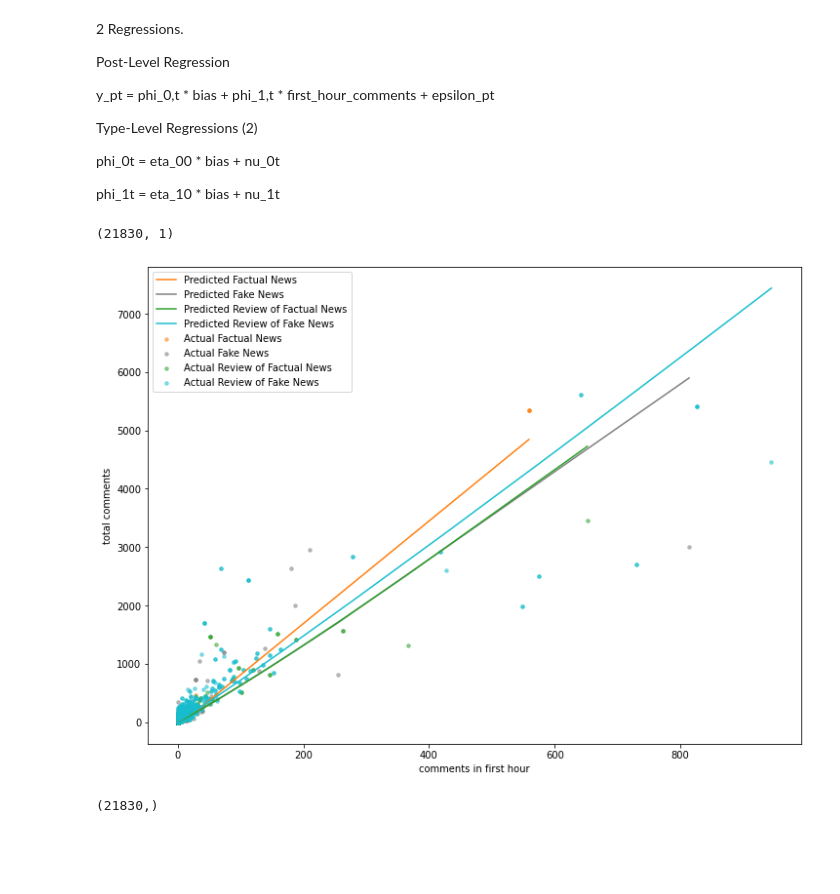
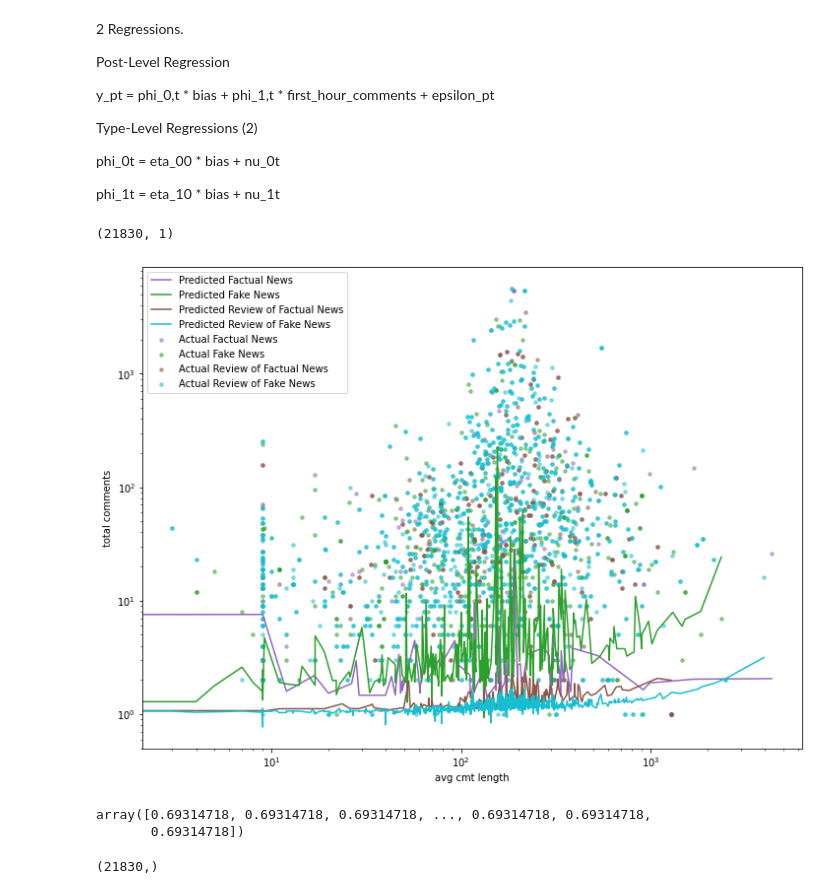
Before and after one commit to ageil/Probabilistic-Programming, a Jupyter notebook: model/TypeLevelModel.ipynb, the cells around one changed output. Saved outputs shown, nothing was run; the diff lists cells and outputs as text; code cells hidden in the pictures; blank space fills up the shorter version.

```diff
--- a/model/TypeLevelModel.ipynb
+++ b/model/TypeLevelModel.ipynb
@@ -144,3 +150,0 @@ original_p_data = p_data.copy()
-# %%
-# TODO change when include more.
-p_data[:,1] = np.log(p_data[:,1] + 1)
@@ -147,3 +177,7 @@ p_data[:,1] = np.log(p_data[:,1] + 1)
+# %%
+# scale our data.
+scaler = StandardScaler()
+p_data[:,[1,2,3,4]] = scaler.fit_transform(p_data[:,[1,2,3,4]])
 # %% [markdown]
 split into train/test
 # %%
@@ -285,7 +320,7 @@ def guide(p_data, p_types, t_data, y):
     # define a prior for our regression variables
 
     alpha_loc = torch.zeros((num_p_indeps, num_t_indeps))
-    alpha_scale = 0.1 * torch.ones((num_p_indeps, num_t_indeps))
+    alpha_scale = 1. * torch.ones((num_p_indeps, num_t_indeps))
 
     # The zeros and ones are the "alpha" in the graphical model from the proposal
     eta_loc = pyro.param("eta_loc", alpha_loc)
@@ -296,7 +331,7 @@ def guide(p_data, p_types, t_data, y):
             eta = pyro.sample("eta", dist.Normal(eta_loc, eta_scale))
 
     phi_scale = pyro.param("phi_scale",
-                           0.1 * torch.ones((num_p_indeps, 1)),
+                           1. * torch.ones((num_p_indeps, 1)),
                            constraint=constraints.positive) # share among all types.
 
     with pyro.plate("type", num_types, dim=-1) as t:
@@ -304,11 +339,6 @@ def guide(p_data, p_types, t_data, y):
             phi_loc = torch.matmul(eta, t_data[t,:].T) # (num_p_indeps, num_t_indeps) x (num_t_indeps, num_types)
 
             phi = pyro.sample("phi", dist.Normal(phi_loc, phi_scale[:]))
-
-#     pareto_alpha_scale = pyro.param('pareto_alpha_scale', 0.1 * torch.Tensor([1.]),
-#                              constraint=constraints.positive)
-#     pareto_alpha = pyro.sample("pareto_alpha", dist.HalfNormal(pareto_alpha_scale))
-#     print(f"sigma (guide): {sigma}")
 # %%
 pyro.clear_param_store()
 # %% [markdown]
@@ -366,13 +396,18 @@ p_indep1 dist     |
 # %%
 SUBSAMPLE = False
 
+# svi = SVI(model,
+#           guide,
+#           optim.Adam({"lr": 1e-3}),
+#           loss=JitTrace_ELBO())
+
 svi = SVI(model,
           guide,
-          optim.Adam({"lr": 1e-3}),
+          optim.ClippedAdam({"lr": 1e-3}),
           loss=JitTrace_ELBO())
 
 pyro.clear_param_store()
-num_iters = 10000
+num_iters = 2500
 losses = np.zeros((num_iters,))
 for i in range(num_iters):
     if SUBSAMPLE:
@@ -489,17 +546,17 @@ plt.style.use('tableau-colorblind10')
 # %%
 labels = np.array(["Factual News", "Fake News", "Review of Factual News", "Review of Fake News"])
 # %%
-indep = 1
+indep = 4
 
+indep_dict = {
+    1: "avg cmt length",
+    2: "avg upvotes",
+    3: "num authors",
+    4: "comments in first hour",
+}
 # indep_dict = {
-#     1: "avg cmt length",
-#     2: "avg upvotes",
-#     3: "num authors",
-#     4: "comments in first hour",
+#     1: "comments in first hour",
 # }
-indep_dict = {
-    1: "comments in first hour",
-}
 
 use_MCMC = False
 
@@ -539,36 +596,41 @@ types = np.unique(p_types)
 
 colors = ['tab:blue', 'tab:orange', 'tab:green', 'tab:red', 'tab:purple', 'tab:brown', 'tab:pink', 'tab:gray', 'tab:olive', 'tab:cyan']
 color_choices = np.random.choice(colors, size=len(types), replace=False)
 
 
 
 for i, t in enumerate(types):
 #     if t == 2:
         y_pred_t = y_pred[p_types == t]
         y_t = 1 * y[p_types == t]
         x_t = original_p_data[p_types == t,indep]
 
         sorted_indices = np.argsort(x_t)
 
         type_label = labels[int(t)]
 
         color = color_choices[i]
         plt.scatter(x_t, y_t, alpha=0.5, s=12, c=color, label=f"Actual {type_label}")
         plt.plot(x_t[sorted_indices], y_pred_t[sorted_indices], c=color, label=f"Predicted {type_label}")
 
 # plt.plot(np.array(p_data[:,indep]), np.array(y_pred_mcmc), c='tab:green', label=f'MCMC: {phi_means[0]}, {phi_means[1]}') # MCMC
 plt.xlabel(indep_dict[indep])
 plt.ylabel('total comments')
 
-# plt.yscale("log")
-# plt.xscale("log")
+plt.yscale("log")
+plt.xscale("log")
 plt.legend()
 # plt.ylim(0,20)
 # plt.xlim(0,10)
 plt.show()
 # %% [output]
 (21830, 1)
-[figure, old version]
+[figure, new version]
+# %%
+p_data[:,1]
+# %% [output]
+array([0.69314718, 0.69314718, 0.69314718, ..., 0.69314718, 0.69314718,
+       0.69314718])
 # %%
 p_data[:,indep].shape
 # %% [output]
```
Also changed, not shown: parts of 16 cells of this notebook, 1 other file.
